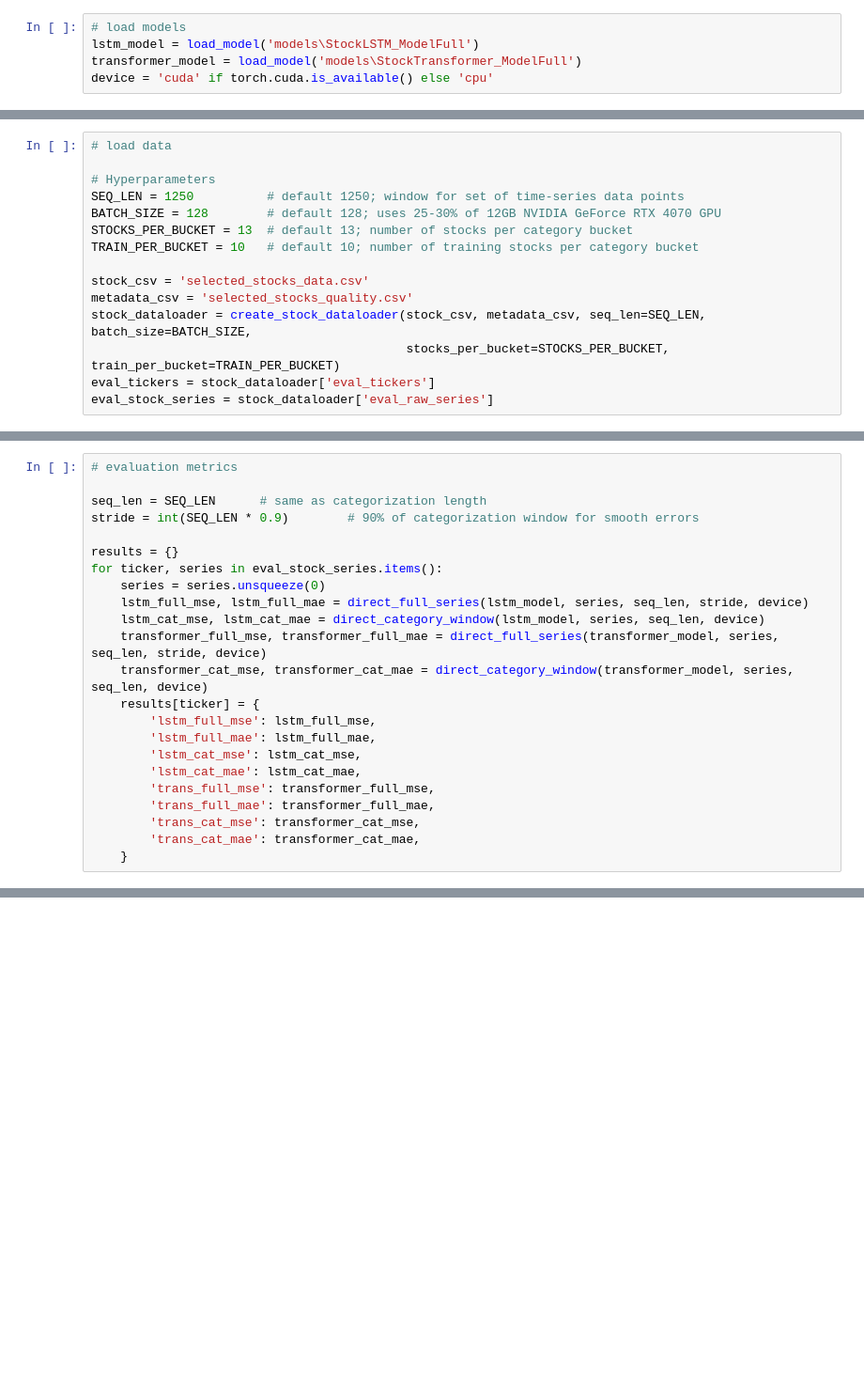
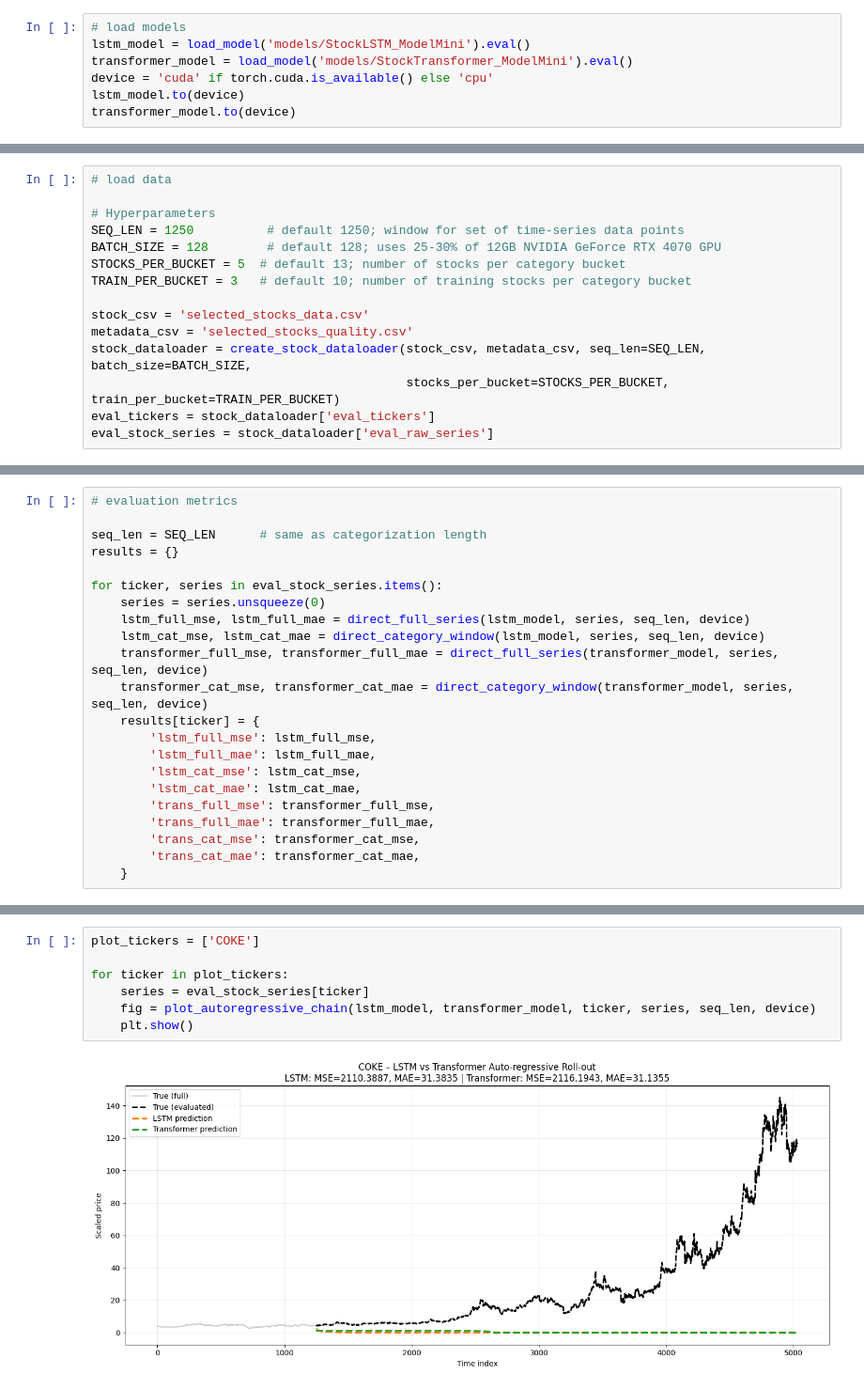
Before and after one commit to Jimmyc776/LSTM-Transformer-Stock-Trends, a Jupyter notebook: evaluate.ipynb, the cells around one changed output, grey strips where cells are left out. Shown at 94% size. Drawn from its saved outputs; the diff is of its cells as text; blank space fills up the shorter version.

Commit message:
Implementation of evaluation and plotting steps

```diff
--- a/evaluate.ipynb
+++ b/evaluate.ipynb
@@ -7,5 +9,7 @@ from metrics import direct_full_series, direct_category_window
 # %%
 # load models
-lstm_model = load_model('models\StockLSTM_ModelFull')
-transformer_model = load_model('models\StockTransformer_ModelFull')
+lstm_model = load_model('models/StockLSTM_ModelMini').eval()
+transformer_model = load_model('models/StockTransformer_ModelMini').eval()
 device = 'cuda' if torch.cuda.is_available() else 'cpu'
+lstm_model.to(device)
+transformer_model.to(device)
@@ -15,8 +39,8 @@ device = 'cuda' if torch.cuda.is_available() else 'cpu'
 # Hyperparameters
 SEQ_LEN = 1250          # default 1250; window for set of time-series data points
 BATCH_SIZE = 128        # default 128; uses 25-30% of 12GB NVIDIA GeForce RTX 4070 GPU
-STOCKS_PER_BUCKET = 13  # default 13; number of stocks per category bucket
-TRAIN_PER_BUCKET = 10   # default 10; number of training stocks per category bucket
+STOCKS_PER_BUCKET = 5  # default 13; number of stocks per category bucket
+TRAIN_PER_BUCKET = 3   # default 10; number of training stocks per category bucket
 
 stock_csv = 'selected_stocks_data.csv'
 metadata_csv = 'selected_stocks_quality.csv'
@@ -28,14 +61,13 @@ eval_stock_series = stock_dataloader['eval_raw_series']
 # evaluation metrics
 
 seq_len = SEQ_LEN      # same as categorization length
-stride = int(SEQ_LEN * 0.9)        # 90% of categorization window for smooth errors
+results = {}
 
-results = {}
 for ticker, series in eval_stock_series.items():
     series = series.unsqueeze(0)
-    lstm_full_mse, lstm_full_mae = direct_full_series(lstm_model, series, seq_len, stride, device)
+    lstm_full_mse, lstm_full_mae = direct_full_series(lstm_model, series, seq_len, device)
     lstm_cat_mse, lstm_cat_mae = direct_category_window(lstm_model, series, seq_len, device)
-    transformer_full_mse, transformer_full_mae = direct_full_series(transformer_model, series, seq_len, stride, device)
+    transformer_full_mse, transformer_full_mae = direct_full_series(transformer_model, series, seq_len, device)
     transformer_cat_mse, transformer_cat_mae = direct_category_window(transformer_model, series, seq_len, device)
     results[ticker] = {
         'lstm_full_mse': lstm_full_mse,
@@ -55,0 +106,9 @@ for ticker, metrics in results.items():
+# %%
+plot_tickers = ['COKE']
+
+for ticker in plot_tickers:
+    series = eval_stock_series[ticker]
+    fig = plot_autoregressive_chain(lstm_model, transformer_model, ticker, series, seq_len, device)
+    plt.show()
+# %% [output]
+[figure, added]
```
Also changed, not shown: parts of 4 cells of this notebook, 4 other files.
